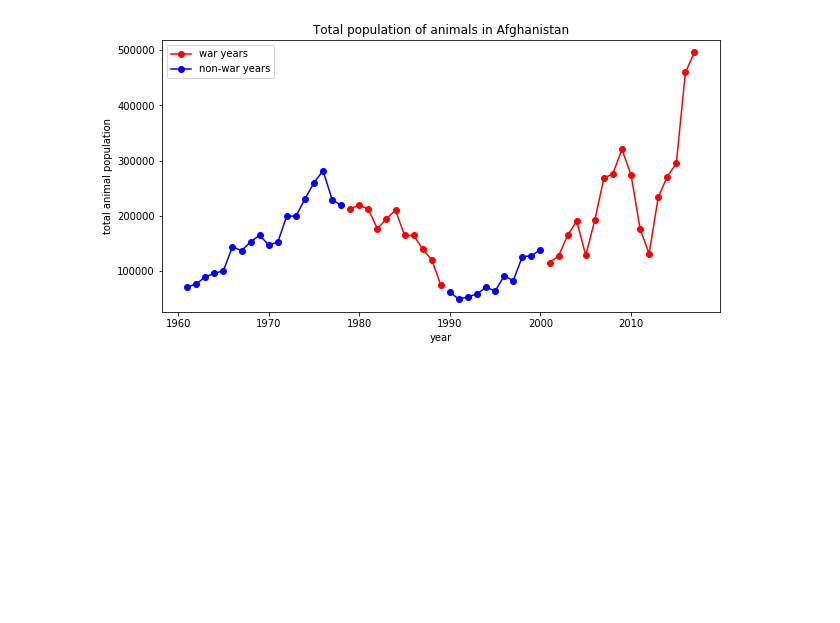
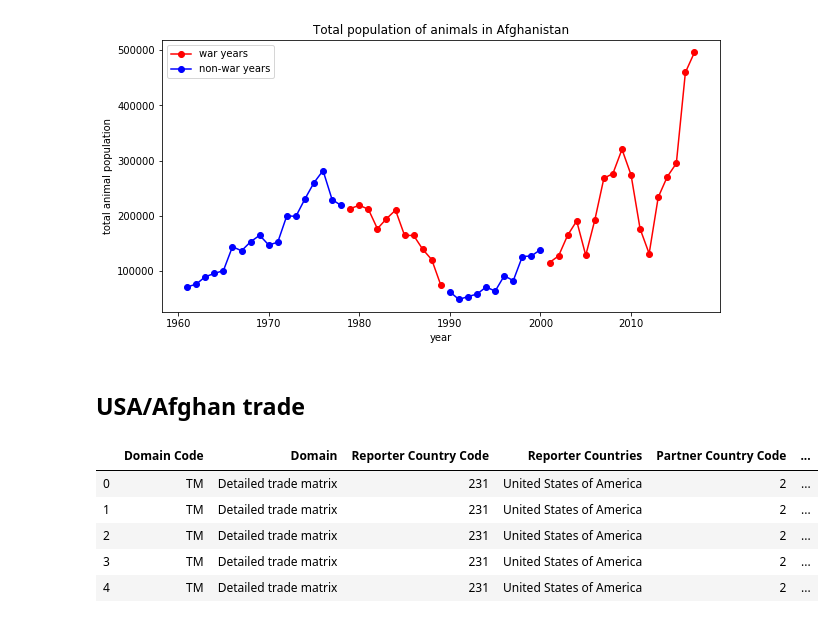
Before and after one commit to pull-fiction/make-crops-not-war, a Jupyter notebook: notebooks/general_trend.ipynb, the cells around one changed output. Cells and saved outputs as stored; diff of their text form; code cells hidden in the pictures; blank space fills up the shorter version.

```diff
--- a/notebooks/general_trend.ipynb
+++ b/notebooks/general_trend.ipynb
@@ -810,3 +813,23 @@ plot_animals_and_war(final_wars_df, exports_per_year_per_country, country)
 [figure]
 [figure]
 [figure]
+# %% [markdown]
+## USA/Afghan trade
+# %%
+# Set folder name
+fao_path = '../data/fao/'
+
+# Set filenames
+usa_afghan_trade_file = 'usa_afghan_trade.csv'
+
+# Read the files
+raw_usa_afghan_trade_df = pd.read_csv(fao_path + usa_afghan_trade_file)
+
+raw_usa_afghan_trade_df.head()
+# %% [output]
+|  | Domain Code | Domain | Reporter Country Code | Reporter Countries | Partner Country Code | ... |
+| 0 | TM | Detailed trade matrix | 231 | United States of America | 2 | ... |
+| 1 | TM | Detailed trade matrix | 231 | United States of America | 2 | ... |
+| 2 | TM | Detailed trade matrix | 231 | United States of America | 2 | ... |
+| 3 | TM | Detailed trade matrix | 231 | United States of America | 2 | ... |
+| 4 | TM | Detailed trade matrix | 231 | United States of America | 2 | ... |
```
Also changed, not shown: parts of 13 cells of this notebook, 1 other file.
